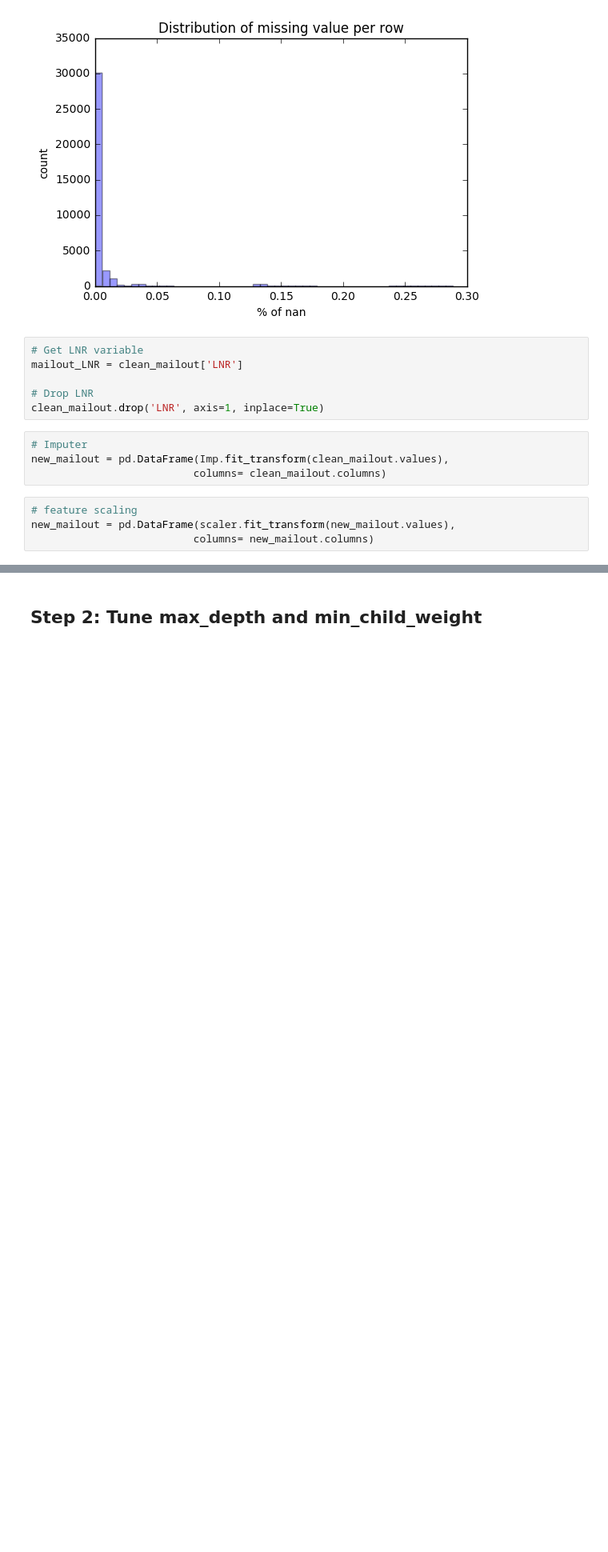
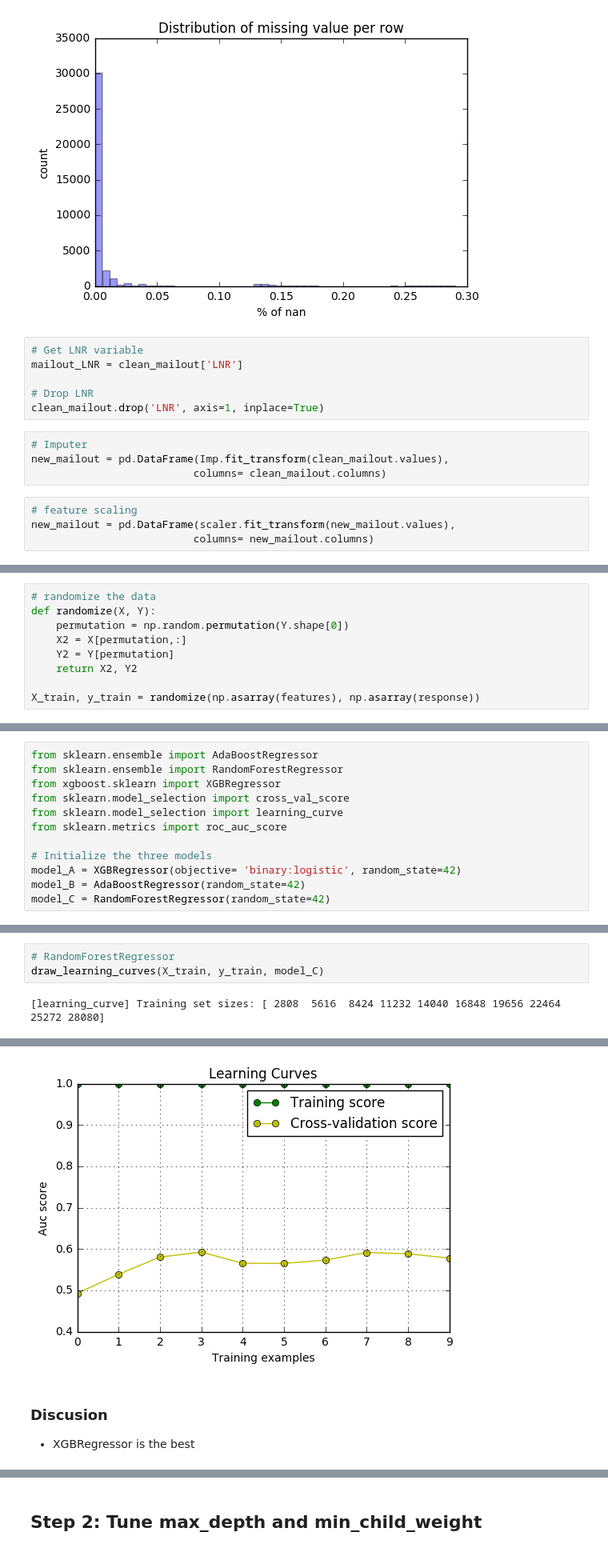
Before and after one commit to Jaouadeddadsi/DSND-Bertelsmann-Arvato-Project, a Jupyter notebook: Arvato_Project_Workbook.ipynb, the cells around one changed output, grey strips where cells are left out. Shown: that part at 80% size. Cells and saved outputs as stored; diff of their text form; blank space fills up the shorter version.

```diff
--- a/Arvato_Project_Workbook.ipynb
+++ b/Arvato_Project_Workbook.ipynb
@@ -1402,0 +1339,9 @@ AUC
+# %%
+# randomize the data
+def randomize(X, Y):
+    permutation = np.random.permutation(Y.shape[0])
+    X2 = X[permutation,:]
+    Y2 = Y[permutation]
+    return X2, Y2
+
+X_train, y_train = randomize(np.asarray(features), np.asarray(response))
@@ -1402,0 +1354,12 @@ AUC
+# %%
+from sklearn.ensemble import AdaBoostRegressor
+from sklearn.ensemble import RandomForestRegressor
+from xgboost.sklearn import XGBRegressor
+from sklearn.model_selection import cross_val_score
+from sklearn.model_selection import learning_curve
+from sklearn.metrics import roc_auc_score
+
+# Initialize the three models
+model_A = XGBRegressor(objective= 'binary:logistic', random_state=42)
+model_B = AdaBoostRegressor(random_state=42)
+model_C = RandomForestRegressor(random_state=42)
@@ -1402,0 +1437,5 @@ AUC
+# %%
+# RandomForestRegressor
+draw_learning_curves(X_train, y_train, model_C)
+# %% [output]
+[learning_curve] Training set sizes: [ 2808  5616  8424 11232 14040 16848 19656 22464 25272 28080]
@@ -1402,0 +1452,5 @@ AUC
+[figure, added]
+# %% [markdown]
+### Discusion
+
+- XGBRegressor is the best
```
Also changed, not shown: parts of 53 cells of this notebook, 1 other file.
